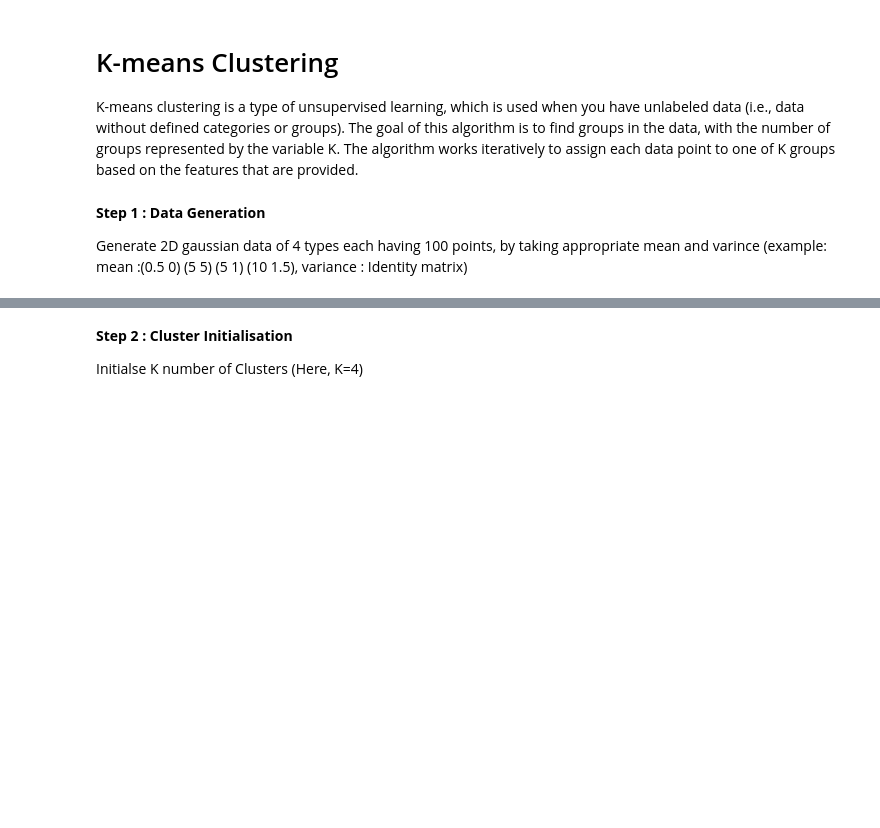
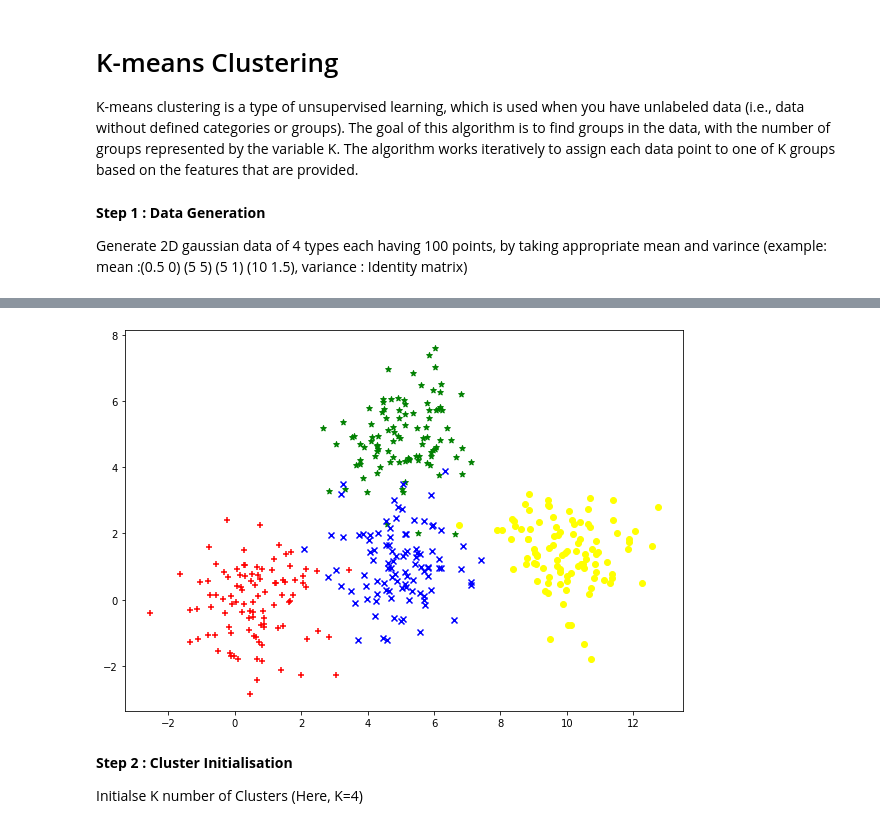
Before and after one commit to shashankp28/PRML-Lab-22, a Jupyter notebook: Assignment_4/Lab_4_Clustering_Part_1.ipynb, the cells around one changed output, grey strips where cells are left out. Cells and saved outputs as stored; diff of their text form; code cells hidden in the pictures; blank space fills up the shorter version.

Commit message:
K- Means done !!

```diff
--- a/Assignment_4/Lab_4_Clustering_Part_1.ipynb
+++ b/Assignment_4/Lab_4_Clustering_Part_1.ipynb
@@ -28,3 +23,19 @@ Number of Data Points :  400
+# %%
+# write your code here
+K = 4
+
+data = []
+means = [(0.5, 0), (5, 5), (5, 1), (10, 1.5)]
+color_style = [('red', '+'), ('green', '*'), ('blue', 'x'), ('yellow', 'o')]
+
+plt.figure(figsize=(10, 7))
+
+for i in range(K):
+    d = np.random.multivariate_normal(mean=means[i], cov=np.identity(2), size=100)
+    plt.scatter(d[:, 0], d[:, 1], color=color_style[i%4][0], marker=color_style[i%4][1])
+    data.append(d)
+# %% [output]
+[figure, added]
 # %% [markdown]
 **Step 2 : Cluster Initialisation**
 
```
Also changed, not shown: parts of 5 cells of this notebook.
